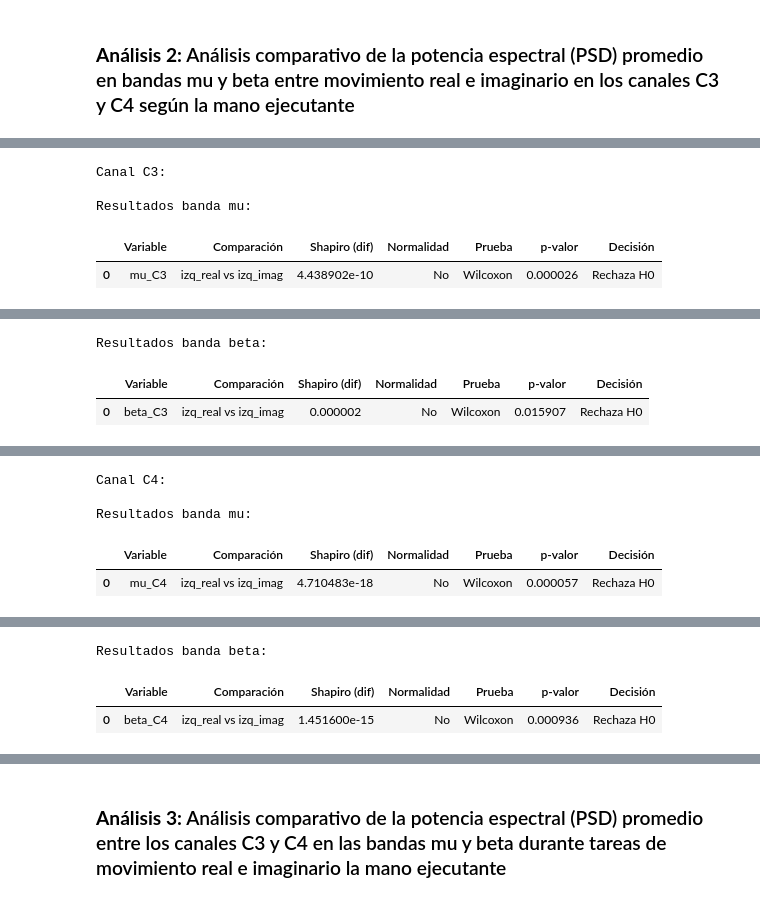
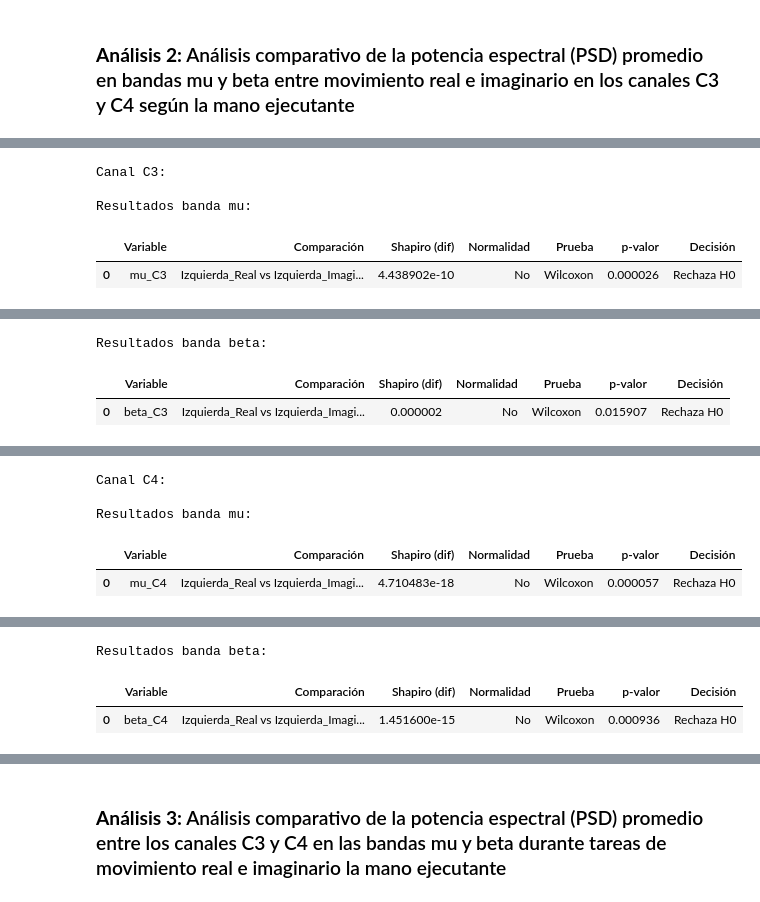
Before and after one commit to Isa21bella09/Proyecto-1---Biose-ales---Procesamiento-EEG, a Jupyter notebook: Proyecto 1 - Bioseñales.ipynb, the cells around one changed output, grey strips where cells are left out. Drawn from its saved outputs; the diff is of its cells as text; code cells hidden in the pictures.

```diff
--- a/Proyecto 1 - Bioseñales.ipynb
+++ b/Proyecto 1 - Bioseñales.ipynb
@@ -78,3 +77,7 @@ raw_imag_filt = raw_imag.copy().filter(8., 30., fir_window='hamming', verbose=Fa
 # %% [output]
 NOTE: pick_channels() is a legacy function. New code should use inst.pick(...).
 NOTE: pick_channels() is a legacy function. New code should use inst.pick(...).
+# %%
+# Graficar la serie de tiempo de todos los canales
+raw = mne.io.read_raw_eeglab(ruta_archivo, preload=True, verbose=False)
+raw.plot(n_channels=len(raw.ch_names), duration=5.0, scalings='auto');
@@ -172,7 +177,7 @@ epochs_imag_orig = mne.Epochs(raw_imag_original, events_i_orig, event_id=event_i
 epochs_imag_filt = mne.Epochs(raw_imag_filt, events_i_filt, event_id=event_id_i,
                              tmin=0, tmax=4, baseline=None, preload=True, verbose=False)
 
-# ===== CONDICIONES =====
+# Condiciones de estudio
 condiciones = [
     ("Mano_izquierda_-_Movimiento_real", epochs_real_orig['TASK1T1'], epochs_real_filt['TASK1T1']),
     ("Mano_derecha_-_Movimiento_real", epochs_real_orig['TASK1T2'], epochs_real_filt['TASK1T2']),
@@ -196,11 +201,11 @@ for i, (nombre, ep_orig, ep_filt) in enumerate(condiciones):
 
     psd_filt, _ = mne.time_frequency.psd_array_welch(datos_filt, sfreq=sfreq, fmin=1, fmax=40, verbose=False)
 
-    # Promedio sobre épocas → (canales, frecuencias)
+    # Promedio sobre épocas
     psd_orig_mean = psd_orig.mean(axis=0)
     psd_filt_mean = psd_filt.mean(axis=0)
 
-    # ===== SUBPLOT =====
+    # Gráfica
     plt.subplot(2,2,i+1)
 
     for ch_idx, ch in enumerate(canales):
@@ -219,9 +224,9 @@ for i, (nombre, ep_orig, ep_filt) in enumerate(condiciones):
     plt.axvspan(13, 30, alpha=0.15, label='Beta', color = "g")
 
     plt.title(nombre.replace("_", " "))
-    plt.xlabel("Frecuencia (Hz)")
-    plt.ylabel("Potencia")
-    plt.xlim(5,40)
+    plt.xlabel("Frecuencia [Hz]")
+    plt.ylabel("PSD")
+    plt.xlim(1,40)
     plt.ylim(-0.1e-10,1e-10)
     plt.grid()
 
@@ -892,34 +669,34 @@ Existen diferencias estadísticamente significativas en la potencia de la banda
 # %%
 # Uso de la función en los casos planteados anteriormente
 # Canal C3
 print("Canal C3:")
 
 # 1. Banda mu
 print("\nResultados banda mu:")
-evaluar_hipotesis(df, "mu_C3", None, "izq_real", "izq_imag", tipo = "condiciones")
-evaluar_hipotesis(df, "mu_C3", None, "der_real", "der_imag", tipo = "condiciones")
+evaluar_hipotesis(df, "mu_C3", None, "Izquierda_Real", "Izquierda_Imagineria", tipo = "condiciones")
+evaluar_hipotesis(df, "mu_C3", None, "Derecha_Real", "Derecha_Imagineria", tipo = "condiciones")
 
 # 2. Banda beta
 print("\nResultados banda beta:")
-evaluar_hipotesis(df, "beta_C3", None, "izq_real", "izq_imag", tipo = "condiciones")
-evaluar_hipotesis(df, "beta_C3", None, "der_real", "der_imag", tipo = "condiciones")
+evaluar_hipotesis(df, "beta_C3", None, "Izquierda_Real", "Izquierda_Imagineria", tipo = "condiciones")
+evaluar_hipotesis(df, "beta_C3", None, "Derecha_Real", "Derecha_Imagineria", tipo = "condiciones")
 
 # Canal C4
 print("\nCanal C4:")
 
 # 1. Banda mu
 print("\nResultados banda mu:")
-evaluar_hipotesis(df, "mu_C4", None, "izq_real", "izq_imag", tipo = "condiciones")
-evaluar_hipotesis(df, "mu_C4", None, "der_real", "der_imag", tipo = "condiciones")
+evaluar_hipotesis(df, "mu_C4", None, "Izquierda_Real", "Izquierda_Imagineria", tipo = "condiciones")
+evaluar_hipotesis(df, "mu_C4", None, "Derecha_Real", "Derecha_Imagineria", tipo = "condiciones")
 
 # 2. Banda beta
 print("\nResultados banda beta:")
-evaluar_hipotesis(df, "beta_C4", None, "izq_real", "izq_imag", tipo = "condiciones")
-evaluar_hipotesis(df, "beta_C4", None, "der_real", "der_imag", tipo = "condiciones")
+evaluar_hipotesis(df, "beta_C4", None, "Izquierda_Real", "Izquierda_Imagineria", tipo = "condiciones")
+evaluar_hipotesis(df, "beta_C4", None, "Derecha_Real", "Derecha_Imagineria", tipo = "condiciones")
 # %% [output]
 Canal C3:
 
 Resultados banda mu:
 |  | Variable | Comparación | Shapiro (dif) | Normalidad | Prueba | p-valor | Decisión |
-| 0 | mu_C3 | izq_real vs izq_imag | 4.438902e-10 | No | Wilcoxon | 0.000026 | Rechaza H0 |
+| 0 | mu_C3 | Izquierda_Real vs Izquierda_Imagi... | 4.438902e-10 | No | Wilcoxon | 0.000026 | Rechaza H0 |
 |  | Variable | Comparación | Shapiro (dif) | Normalidad | Prueba | p-valor | Decisión |
@@ -927,4 +704,4 @@ Resultados banda mu:
 Resultados banda beta:
 |  | Variable | Comparación | Shapiro (dif) | Normalidad | Prueba | p-valor | Decisión |
-| 0 | beta_C3 | izq_real vs izq_imag | 0.000002 | No | Wilcoxon | 0.015907 | Rechaza H0 |
+| 0 | beta_C3 | Izquierda_Real vs Izquierda_Imagi... | 0.000002 | No | Wilcoxon | 0.015907 | Rechaza H0 |
 |  | Variable | Comparación | Shapiro (dif) | Normalidad | Prueba | p-valor | Decisión |
@@ -933,5 +710,5 @@ Canal C4:
 
 Resultados banda mu:
 |  | Variable | Comparación | Shapiro (dif) | Normalidad | Prueba | p-valor | Decisión |
-| 0 | mu_C4 | izq_real vs izq_imag | 4.710483e-18 | No | Wilcoxon | 0.000057 | Rechaza H0 |
+| 0 | mu_C4 | Izquierda_Real vs Izquierda_Imagi... | 4.710483e-18 | No | Wilcoxon | 0.000057 | Rechaza H0 |
 |  | Variable | Comparación | Shapiro (dif) | Normalidad | Prueba | p-valor | Decisión |
@@ -939,4 +716,4 @@ Resultados banda mu:
 Resultados banda beta:
 |  | Variable | Comparación | Shapiro (dif) | Normalidad | Prueba | p-valor | Decisión |
-| 0 | beta_C4 | izq_real vs izq_imag | 1.451600e-15 | No | Wilcoxon | 0.000936 | Rechaza H0 |
+| 0 | beta_C4 | Izquierda_Real vs Izquierda_Imagi... | 1.451600e-15 | No | Wilcoxon | 0.000936 | Rechaza H0 |
 |  | Variable | Comparación | Shapiro (dif) | Normalidad | Prueba | p-valor | Decisión |
```
Also changed, not shown: parts of 30 cells of this notebook.
